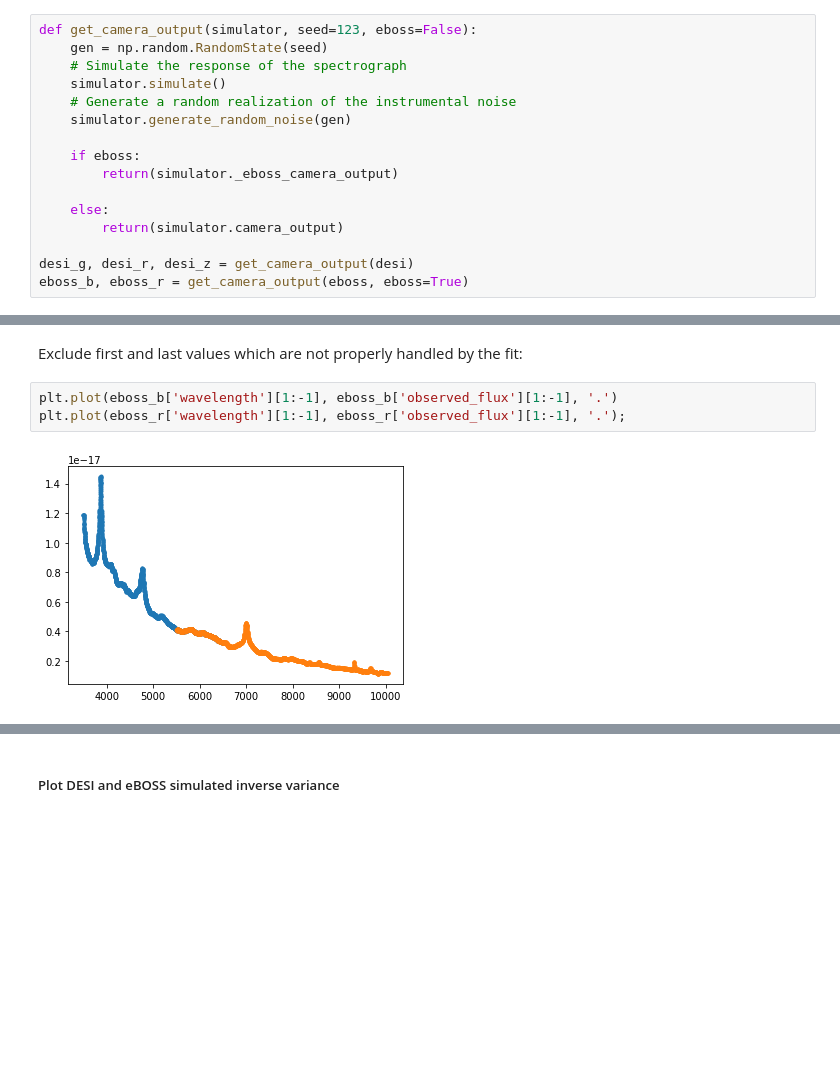
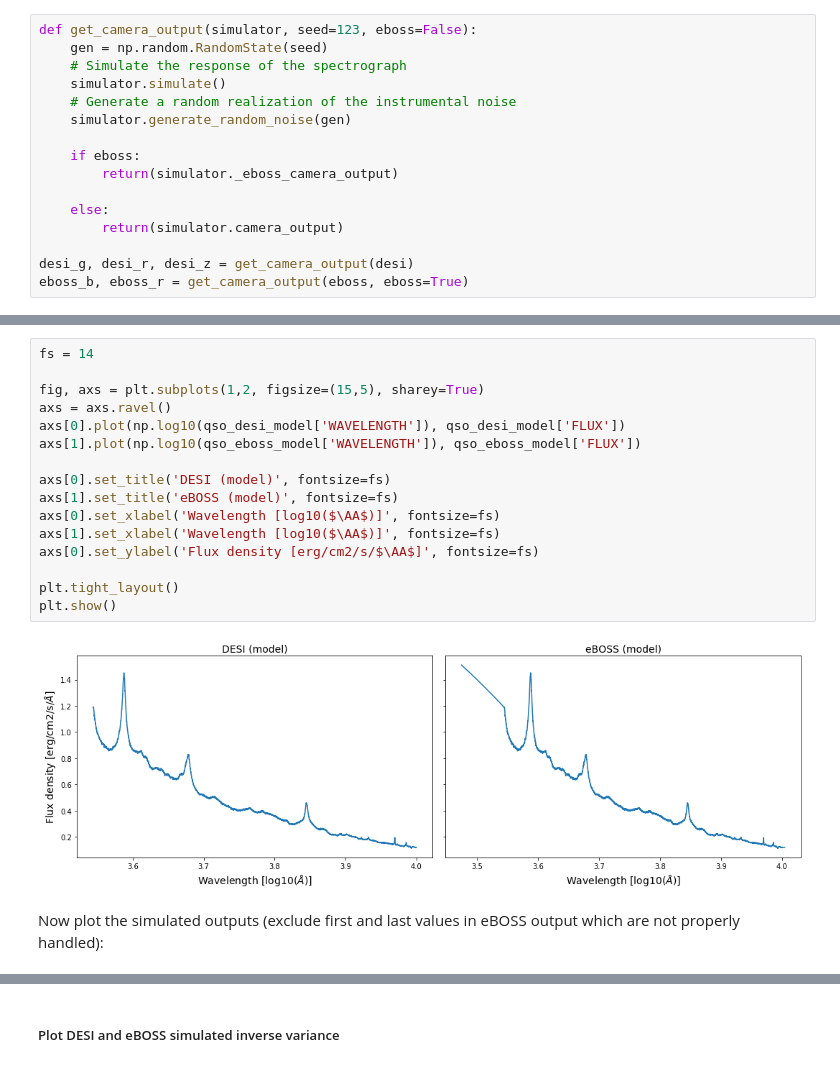
Before and after one commit to desihub/specsim, a Jupyter notebook: docs/nb/SimulatingeBOSS.ipynb, the cells around one changed output, grey strips where cells are left out. Cells and saved outputs as stored; diff of their text form; blank space fills up the shorter version.

```diff
--- a/docs/nb/SimulatingeBOSS.ipynb
+++ b/docs/nb/SimulatingeBOSS.ipynb
@@ -46,10 +53,23 @@ plt.plot(desi_z['wavelength'], desi_z['observed_flux'], '.');
+# %%
+fs = 14
+
+fig, axs = plt.subplots(1,2, figsize=(15,5), sharey=True)
+axs = axs.ravel()
+axs[0].plot(np.log10(qso_desi_model['WAVELENGTH']), qso_desi_model['FLUX'])
+axs[1].plot(np.log10(qso_eboss_model['WAVELENGTH']), qso_eboss_model['FLUX'])
+
+axs[0].set_title('DESI (model)', fontsize=fs)
+axs[1].set_title('eBOSS (model)', fontsize=fs)
+axs[0].set_xlabel('Wavelength [log10($\AA$)]', fontsize=fs)
+axs[1].set_xlabel('Wavelength [log10($\AA$)]', fontsize=fs)
+axs[0].set_ylabel('Flux density [erg/cm2/s/$\AA$]', fontsize=fs)
+
+plt.tight_layout()
+plt.show()
+# %% [output]
+[figure, added]
 # %% [markdown]
-Exclude first and last values which are not properly handled by the fit:
+Now plot the simulated outputs (exclude first and last values in eBOSS output which are not properly handled):
-# %%
-plt.plot(eboss_b['wavelength'][1:-1], eboss_b['observed_flux'][1:-1], '.')
-plt.plot(eboss_r['wavelength'][1:-1], eboss_r['observed_flux'][1:-1], '.');
-# %% [output]
-[figure, removed]
 # %%
 fs = 14
 
```
Also changed, not shown: parts of 8 cells of this notebook.
